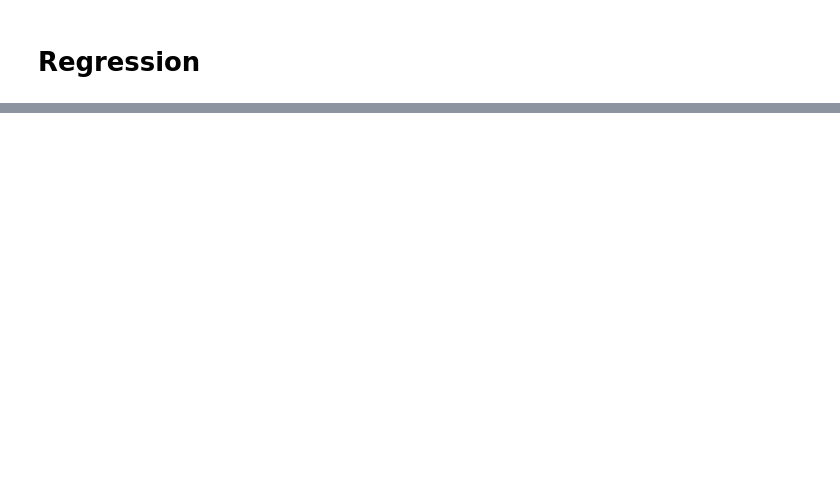
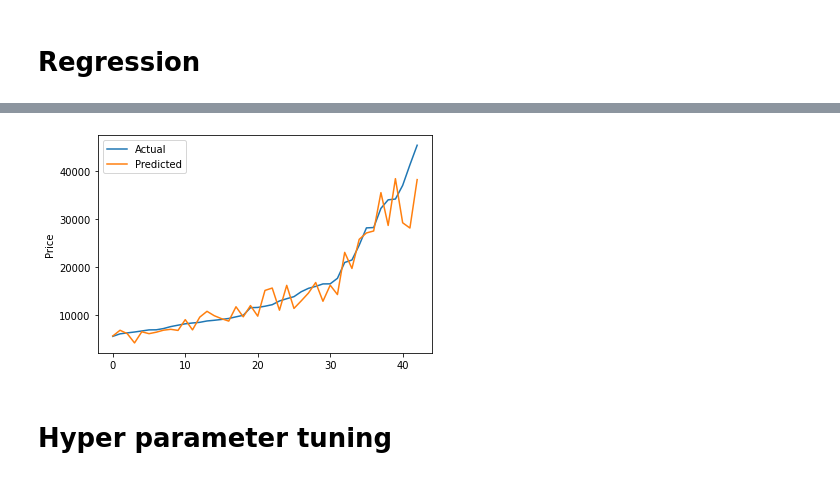
Before and after one commit to manojmanivannan/ApacheSparkEssentials, a Jupyter notebook: ML_SparkByPluralsight.ipynb, the cells around one changed output, grey strips where cells are left out. Drawn from its saved outputs; the diff is of its cells as text; code cells hidden in the pictures; blank space fills up the shorter version.

```diff
--- a/ML_SparkByPluralsight.ipynb
+++ b/ML_SparkByPluralsight.ipynb
@@ -656,0 +741,5 @@ predictionsDF.loc[
+# %%
+pipeline = Pipeline(stages = indexers+encoders+[assembler,lr])
+# %%
+model = pipeline.fit(trainingData)
+model
@@ -656,0 +764,4 @@ predictionsDF.loc[
+# %%
+predictions = model.transform(testData)
+predictionsDF = predictions.toPandas()
+predictionsDF.head()
@@ -656,0 +803,5 @@ predictionsDF.loc[
+# %%
+predictionsPandasDF = predictions.select(
+    col('price'),
+    col('prediction')
+).toPandas()
@@ -656,0 +817,14 @@ predictionsDF.loc[
+# %%
+import matplotlib.pyplot as plt
+
+plt.plot(predictionsPandasDF['price'],label="Actual")
+plt.plot(predictionsPandasDF['prediction'],label="Predicted")
+
+plt.ylabel('Price')
+plt.legend()
+plt.show()
+# predictionsPandasDF.plot(kind='scatter',x='prediction',y='price')
+# %% [output]
+[figure, added]
+# %% [markdown]
+# Hyper parameter tuning
```
Also changed, not shown: parts of 53 cells of this notebook.
